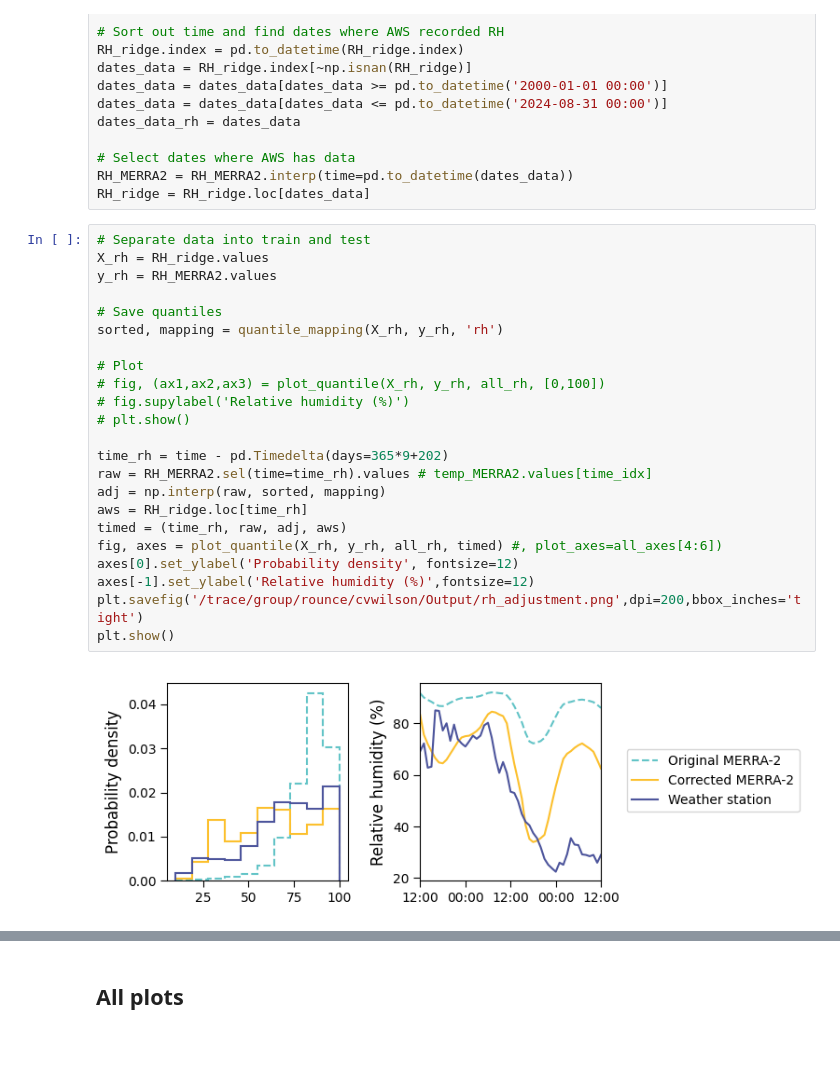
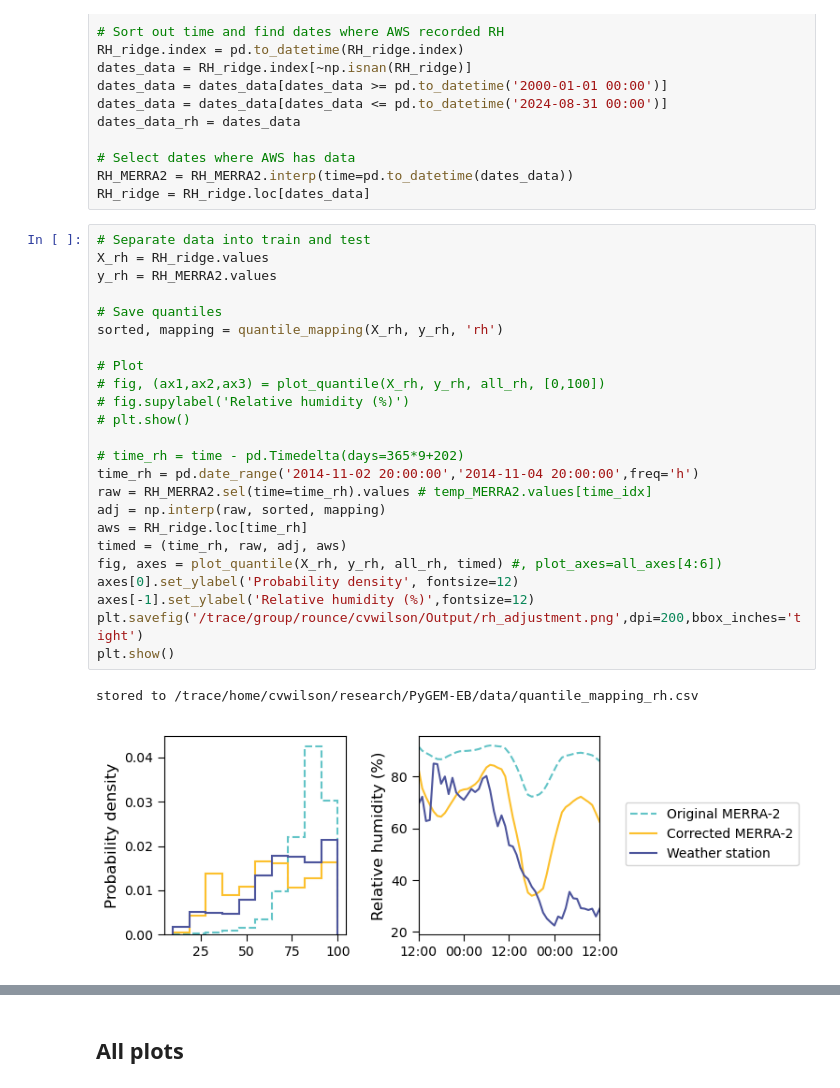
Before and after one commit to clairevwilson/PyGEM-EB, a Jupyter notebook: figs_climate.ipynb, the cells around one changed output, grey strips where cells are left out. Saved outputs shown, nothing was run; the diff lists cells and outputs as text; blank space fills up the shorter version.

```diff
--- a/figs_climate.ipynb
+++ b/figs_climate.ipynb
@@ -488,25 +513,27 @@ RH_ridge = RH_ridge.loc[dates_data]
 # %%
 # Separate data into train and test
 X_rh = RH_ridge.values
 y_rh = RH_MERRA2.values
 
 # Save quantiles
 sorted, mapping = quantile_mapping(X_rh, y_rh, 'rh')
 
 # Plot
 # fig, (ax1,ax2,ax3) = plot_quantile(X_rh, y_rh, all_rh, [0,100])
 # fig.supylabel('Relative humidity (%)')
 # plt.show()
 
-time_rh = time - pd.Timedelta(days=365*9+202)
+# time_rh = time - pd.Timedelta(days=365*9+202)
+time_rh = pd.date_range('2014-11-02 20:00:00','2014-11-04 20:00:00',freq='h')
 raw = RH_MERRA2.sel(time=time_rh).values # temp_MERRA2.values[time_idx]
 adj = np.interp(raw, sorted, mapping)
 aws = RH_ridge.loc[time_rh]
 timed = (time_rh, raw, adj, aws)
 fig, axes = plot_quantile(X_rh, y_rh, all_rh, timed) #, plot_axes=all_axes[4:6])
 axes[0].set_ylabel('Probability density', fontsize=12)
 axes[-1].set_ylabel('Relative humidity (%)',fontsize=12)
 plt.savefig('/trace/group/rounce/cvwilson/Output/rh_adjustment.png',dpi=200,bbox_inches='tight')
 plt.show()
 # %% [output]
+stored to /trace/home/cvwilson/research/PyGEM-EB/data/quantile_mapping_rh.csv
-[figure, old version]
+[figure, new version]
```
Also changed, not shown: parts of 13 cells of this notebook, 14 other files.
